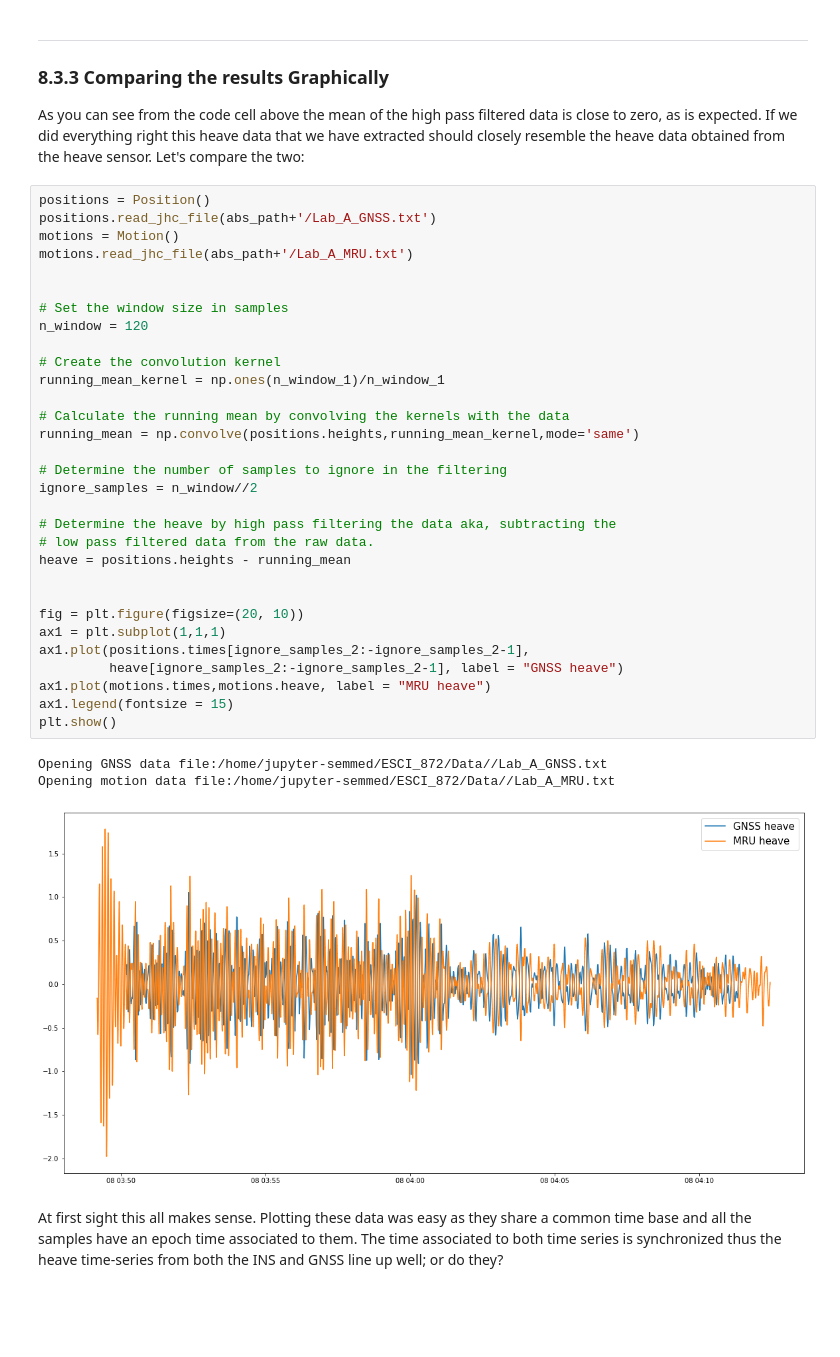
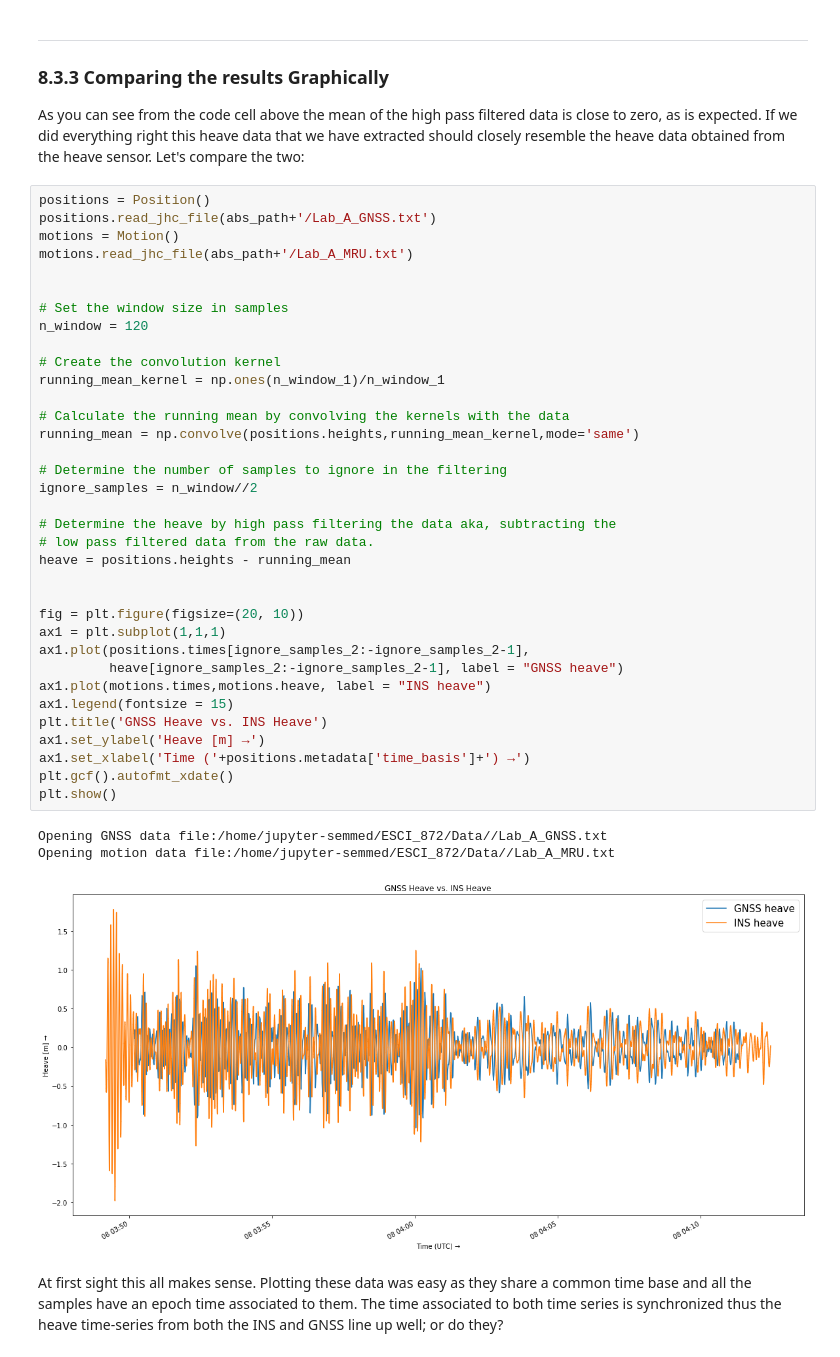
Before and after one commit to semmed/ESCI872_Public, a Jupyter notebook: Lab8_0.ipynb, the cells around one changed output. Saved outputs shown, nothing was run; the diff lists cells and outputs as text; blank space fills up the shorter version.

```diff
--- a/Lab8_0.ipynb
+++ b/Lab8_0.ipynb
@@ -365,35 +402,39 @@ positions.read_jhc_file(abs_path+'/Lab_A_GNSS.txt')
 motions = Motion()
 motions.read_jhc_file(abs_path+'/Lab_A_MRU.txt')
 
 
 # Set the window size in samples
 n_window = 120
 
 # Create the convolution kernel
 running_mean_kernel = np.ones(n_window_1)/n_window_1
 
 # Calculate the running mean by convolving the kernels with the data
 running_mean = np.convolve(positions.heights,running_mean_kernel,mode='same')
 
 # Determine the number of samples to ignore in the filtering
 ignore_samples = n_window//2
 
 # Determine the heave by high pass filtering the data aka, subtracting the
 # low pass filtered data from the raw data.
 heave = positions.heights - running_mean
 
 
 fig = plt.figure(figsize=(20, 10))
 ax1 = plt.subplot(1,1,1)
 ax1.plot(positions.times[ignore_samples_2:-ignore_samples_2-1],
          heave[ignore_samples_2:-ignore_samples_2-1], label = "GNSS heave")
-ax1.plot(motions.times,motions.heave, label = "MRU heave")
+ax1.plot(motions.times,motions.heave, label = "INS heave")
 ax1.legend(fontsize = 15)
+plt.title('GNSS Heave vs. INS Heave')
+ax1.set_ylabel('Heave [m] →')
+ax1.set_xlabel('Time ('+positions.metadata['time_basis']+') →')
+plt.gcf().autofmt_xdate()
 plt.show()
 # %% [output]
 Opening GNSS data file:/home/jupyter-semmed/ESCI_872/Data//Lab_A_GNSS.txt
 Opening motion data file:/home/jupyter-semmed/ESCI_872/Data//Lab_A_MRU.txt
-[figure, old version]
+[figure, new version]
 # %% [markdown]
 At first sight this all makes sense. Plotting these data was easy as they share a common time base and all the samples have an epoch time associated to them. The time associated to both time series is synchronized thus the heave time-series from both the INS and GNSS line up well; or do they?
 # %%
```
Also changed, not shown: parts of 12 cells of this notebook, 1 other file.
